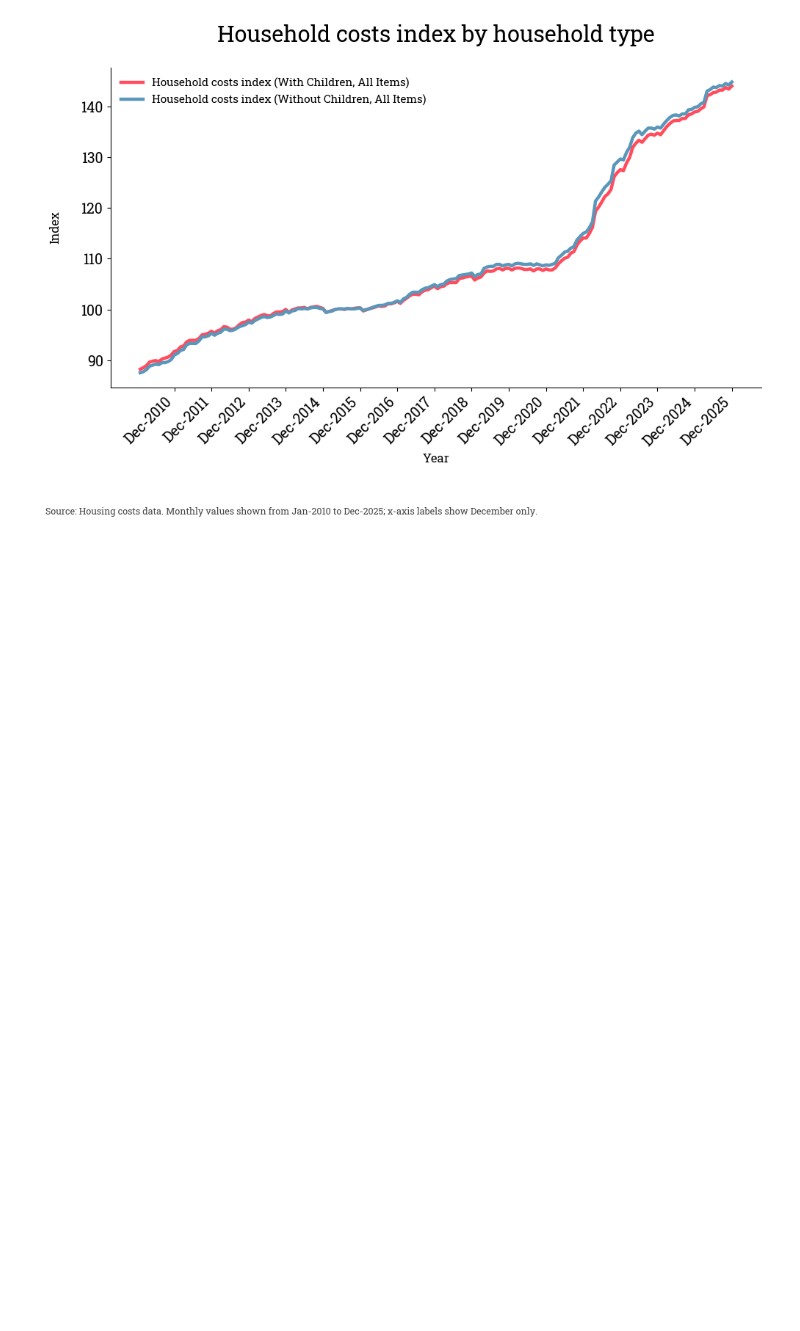
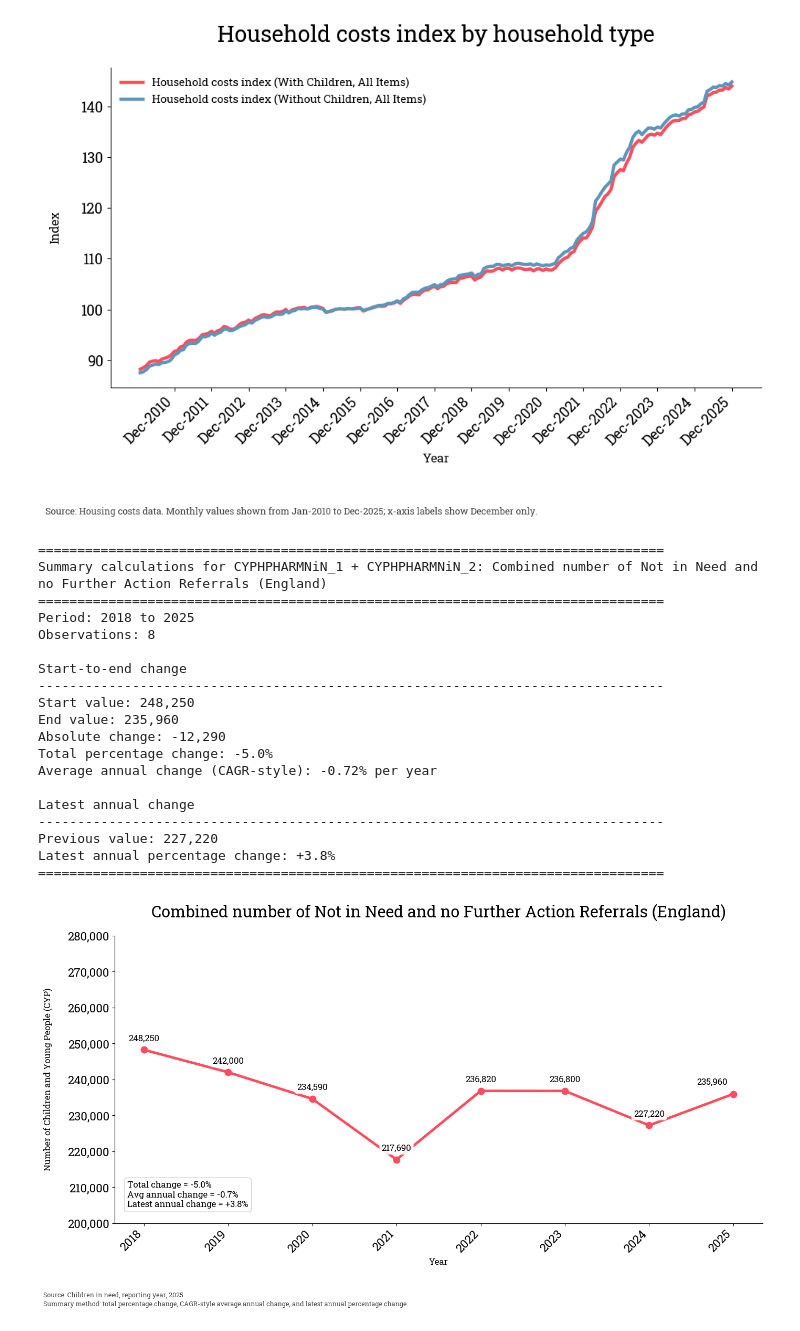
Before and after one commit to maluCYL/state_of_the_nation, a Jupyter notebook: scripts/single_graphs.ipynb, the cells around one changed output. Saved outputs shown, nothing was run; the diff lists cells and outputs as text; code cells hidden in the pictures; blank space fills up the shorter version.

Commit message:
adjusted graphs.

```diff
--- a/scripts/single_graphs.ipynb
+++ b/scripts/single_graphs.ipynb
@@ -91,3 +87,35 @@ housing_costs_result = housing_costs_graph(
 )
 # %% [output]
 [figure]
+# %%
+plot_indicator(
+    sum_indicator_ids=[
+        "CYPHPHARMNiN_1",
+        "CYPHPHARMNiN_2",
+    ],
+    year_filter=["2018", "2019", "2020", "2021", "2022", "2023", "2024", "2025"],
+    title="Combined number of Not in Need and no Further Action Referrals (England)",
+    value_type="count",
+    save_path="NiN_combined.png",
+)
+# %% [output]
+================================================================================
+Summary calculations for CYPHPHARMNiN_1 + CYPHPHARMNiN_2: Combined number of Not in Need and no Further Action Referrals (England)
+================================================================================
+Period: 2018 to 2025
+Observations: 8
+
+Start-to-end change
+--------------------------------------------------------------------------------
+Start value: 248,250
+End value: 235,960
+Absolute change: -12,290
+Total percentage change: -5.0%
+Average annual change (CAGR-style): -0.72% per year
+
+Latest annual change
+--------------------------------------------------------------------------------
+Previous value: 227,220
+Latest annual percentage change: +3.8%
+================================================================================
+[figure, added]
```
Also changed, not shown: parts of 3 cells of this notebook, 13 other files.
